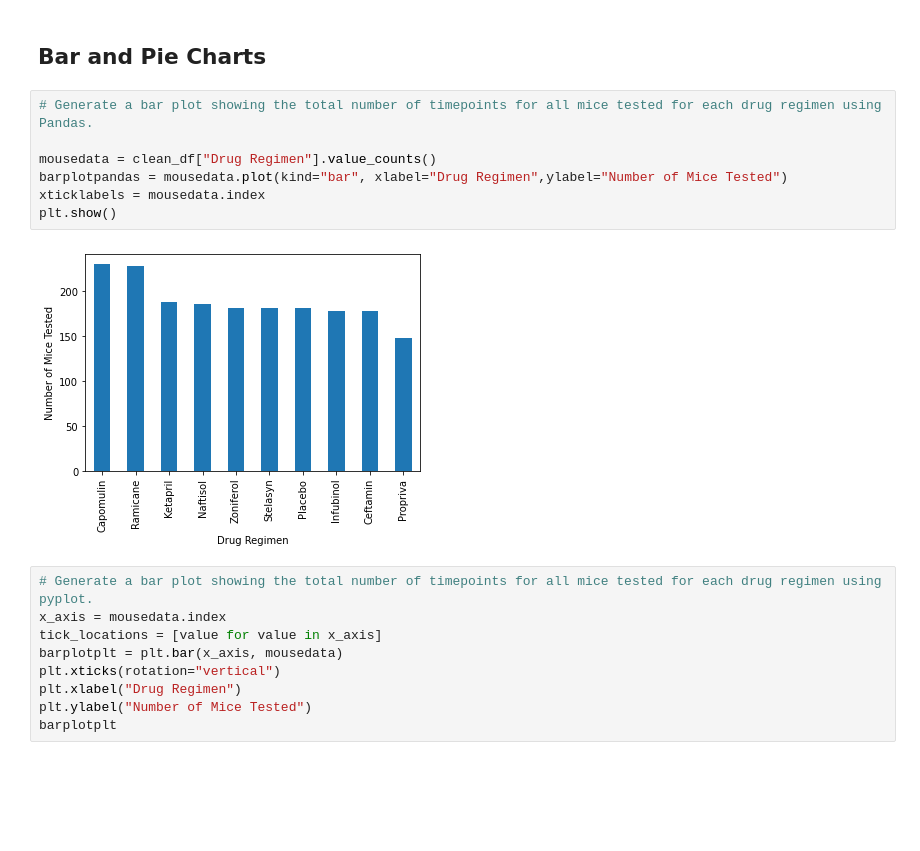
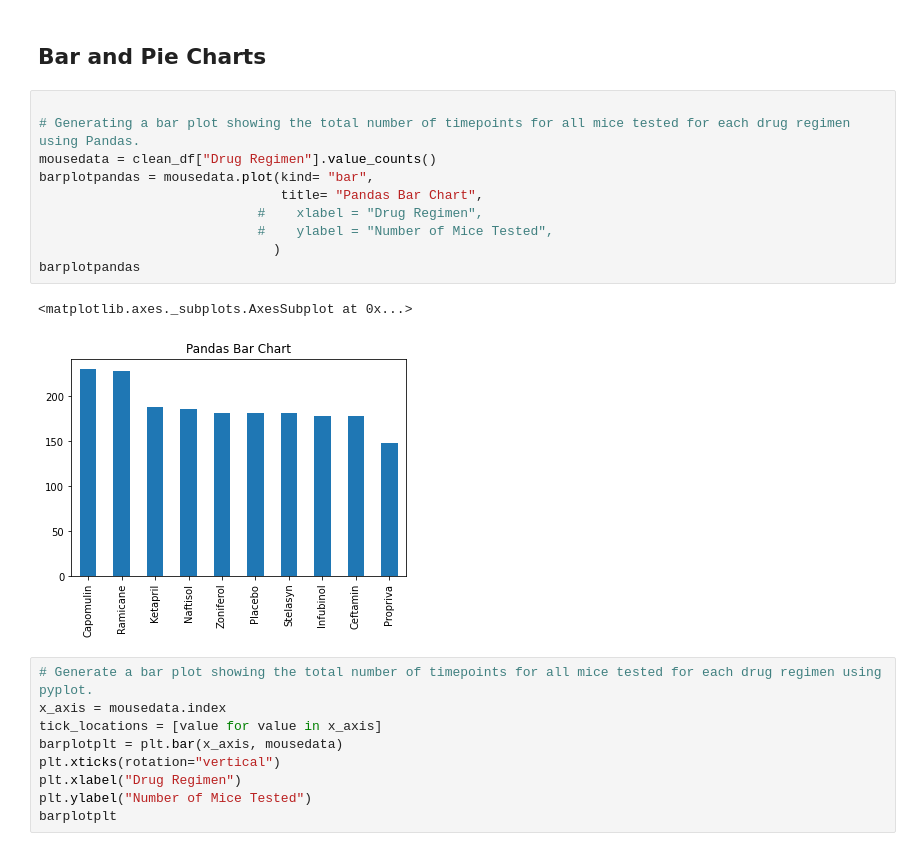
Before and after one commit to cmbutler83/Module5homework, a Jupyter notebook: Pymaceuticals/pymaceuticals_starter.ipynb, the cells around one changed output. Saved outputs shown, nothing was run; the diff lists cells and outputs as text; blank space fills up the shorter version.

```diff
--- a/Pymaceuticals/pymaceuticals_starter.ipynb
+++ b/Pymaceuticals/pymaceuticals_starter.ipynb
@@ -168,14 +172,18 @@ mergeddrug
 # %% [markdown]
 ## Bar and Pie Charts
 # %%
-# Generate a bar plot showing the total number of timepoints for all mice tested for each drug regimen using Pandas.
 
+# Generating a bar plot showing the total number of timepoints for all mice tested for each drug regimen using Pandas.
 mousedata = clean_df["Drug Regimen"].value_counts()
-barplotpandas = mousedata.plot(kind="bar", xlabel="Drug Regimen",ylabel="Number of Mice Tested")
-xticklabels = mousedata.index
-plt.show()
+barplotpandas = mousedata.plot(kind= "bar",
+                               title= "Pandas Bar Chart",
+                            #    xlabel = "Drug Regimen",
+                            #    ylabel = "Number of Mice Tested",
+                              )
+barplotpandas
 # %% [output]
+<matplotlib.axes._subplots.AxesSubplot at 0x...>
-[figure, old version]
+[figure, new version]
 # %%
 # Generate a bar plot showing the total number of timepoints for all mice tested for each drug regimen using pyplot.
 x_axis = mousedata.index
```
Also changed, not shown: parts of 13 cells of this notebook, 1 other file.
